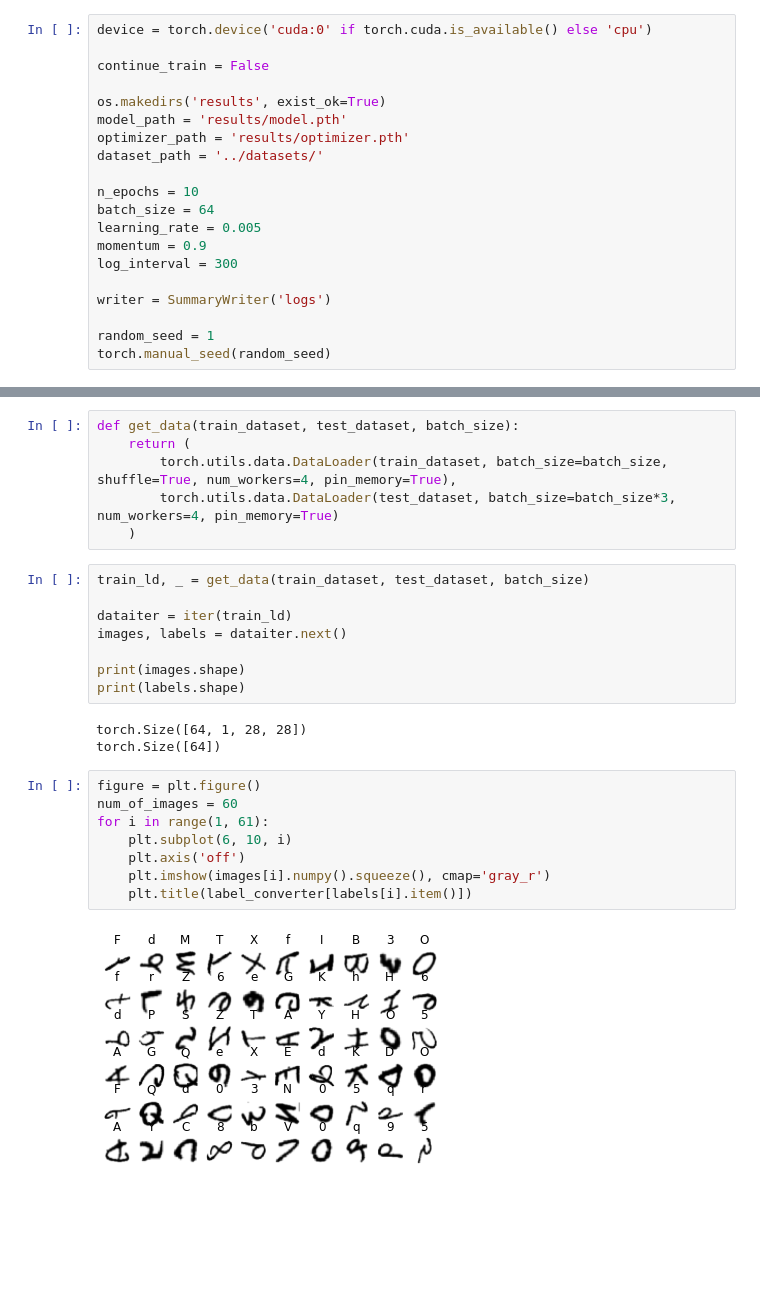
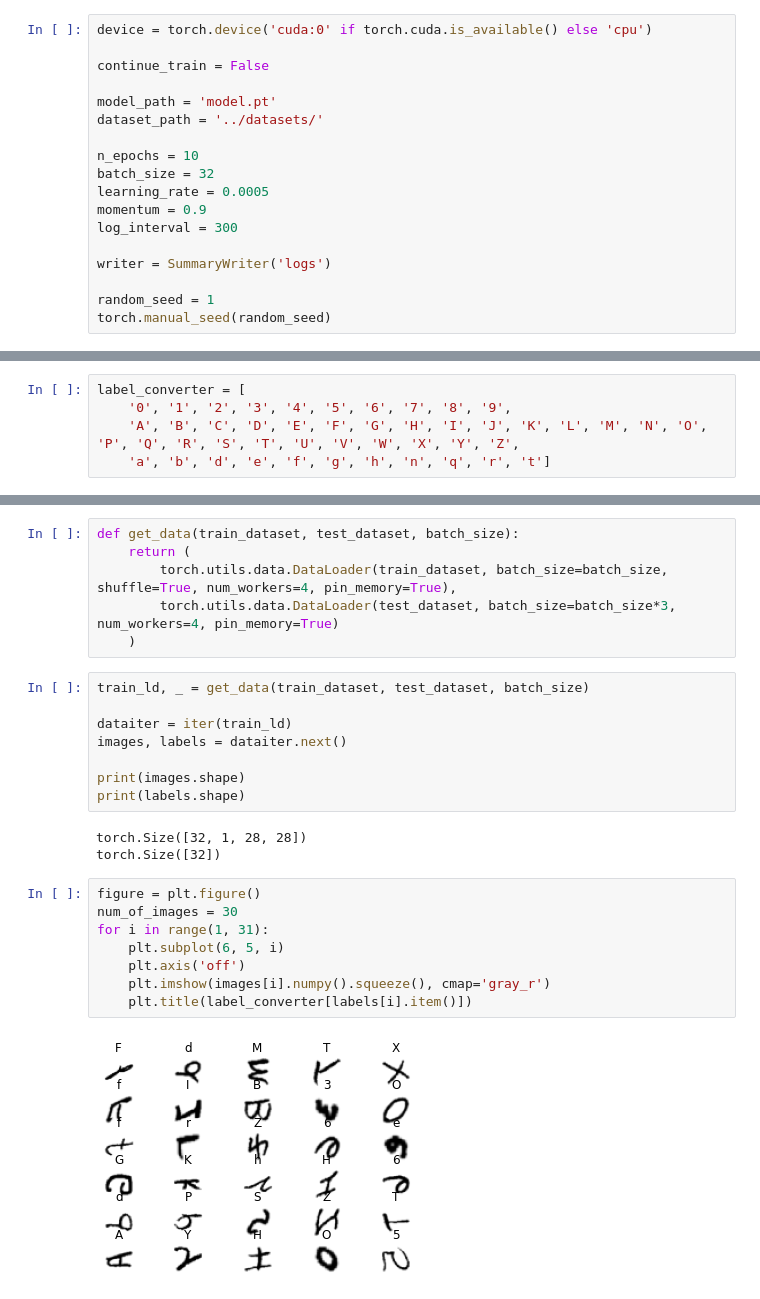
Before and after one commit to jedwards1230/PyTorch-Projects, a Jupyter notebook: EMNIST/train-conv2d-linear.ipynb, the cells around one changed output, grey strips where cells are left out. Saved outputs shown, nothing was run; the diff lists cells and outputs as text; blank space fills up the shorter version.

```diff
--- a/EMNIST/train-conv2d-linear.ipynb
+++ b/EMNIST/train-conv2d-linear.ipynb
@@ -13,14 +12,12 @@ device = torch.device('cuda:0' if torch.cuda.is_available() else 'cpu')
 
 continue_train = False
 
-os.makedirs('results', exist_ok=True)
-model_path = 'results/model.pth'
-optimizer_path = 'results/optimizer.pth'
+model_path = 'model.pt'
 dataset_path = '../datasets/'
 
 n_epochs = 10
-batch_size = 64
-learning_rate = 0.005
+batch_size = 32
+learning_rate = 0.0005
 momentum = 0.9
 log_interval = 300
 
@@ -83,3 +30,8 @@ label_converter = {
+# %%
+label_converter = [
+    '0', '1', '2', '3', '4', '5', '6', '7', '8', '9',
+    'A', 'B', 'C', 'D', 'E', 'F', 'G', 'H', 'I', 'J', 'K', 'L', 'M', 'N', 'O', 'P', 'Q', 'R', 'S', 'T', 'U', 'V', 'W', 'X', 'Y', 'Z',
+    'a', 'b', 'd', 'e', 'f', 'g', 'h', 'n', 'q', 'r', 't']
 # %%
 transform = torchvision.transforms.Compose([
                 torchvision.transforms.ToTensor(),
@@ -115,18 +67,18 @@ images, labels = dataiter.next()
 print(images.shape)
 print(labels.shape)
 # %% [output]
-torch.Size([64, 1, 28, 28])
-torch.Size([64])
+torch.Size([32, 1, 28, 28])
+torch.Size([32])
 # %%
 figure = plt.figure()
-num_of_images = 60
-for i in range(1, 61):
-    plt.subplot(6, 10, i)
+num_of_images = 30
+for i in range(1, 31):
+    plt.subplot(6, 5, i)
     plt.axis('off')
     plt.imshow(images[i].numpy().squeeze(), cmap='gray_r')
     plt.title(label_converter[labels[i].item()])
 # %% [output]
-[figure, old version]
+[figure, new version]
 # %%
 class Net(nn.Module):
     def __init__(self):
```
Also changed, not shown: parts of 10 cells of this notebook, 7 other files.
